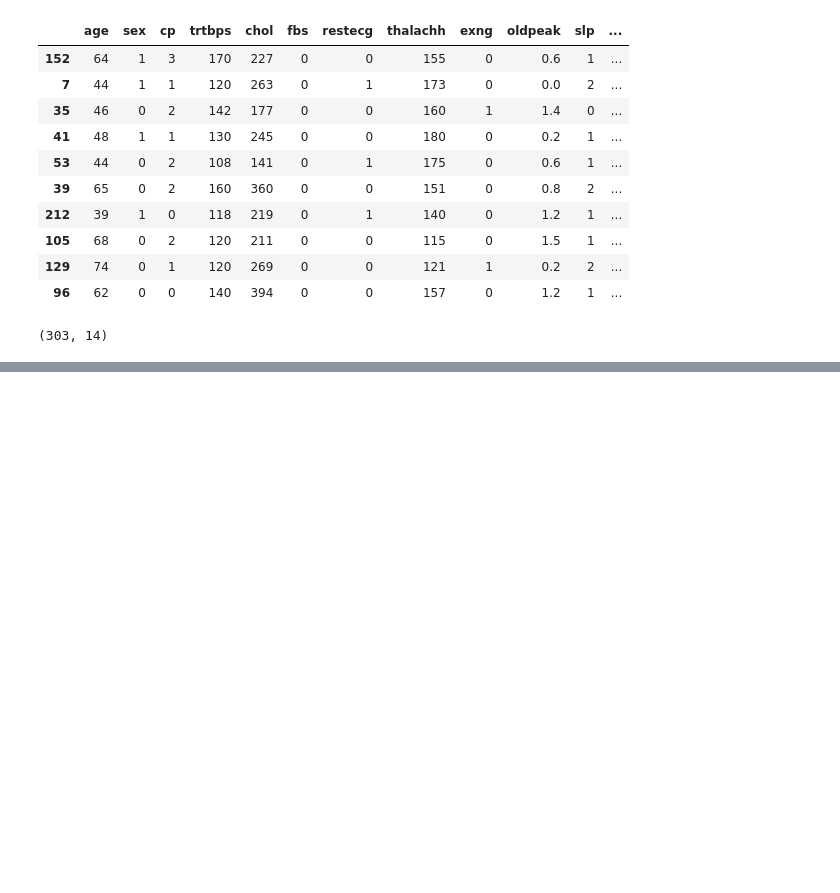
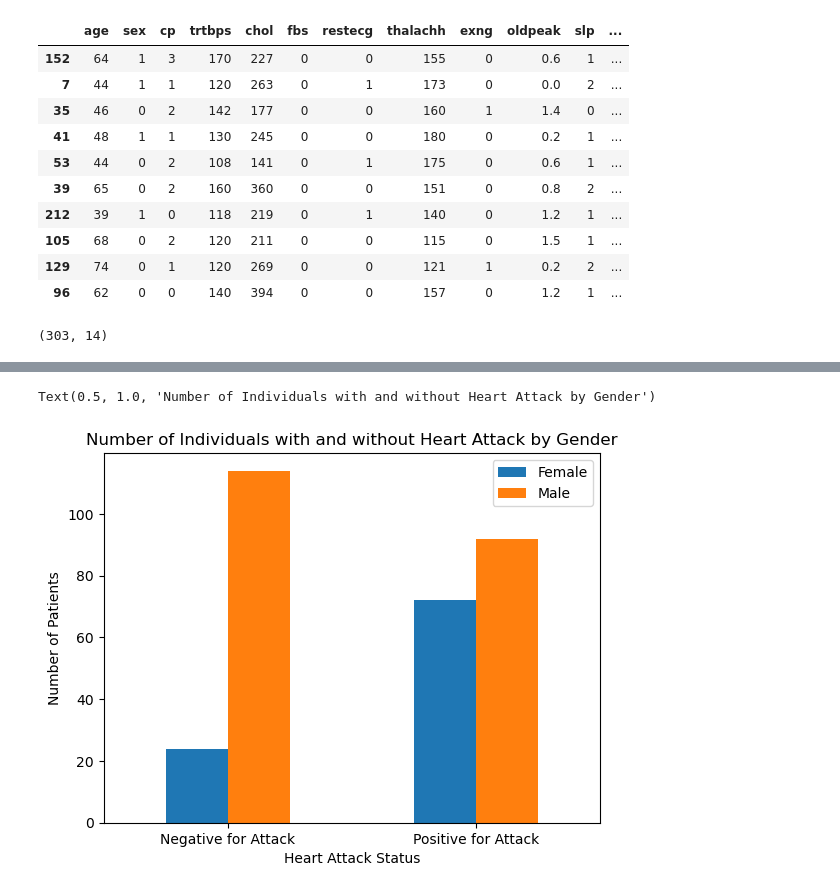
Before and after one commit to Lfg2st/CardioGuardian, a Jupyter notebook: main.ipynb, the cells around one changed output, grey strips where cells are left out. Saved outputs shown, nothing was run; the diff lists cells and outputs as text; code cells hidden in the pictures; blank space fills up the shorter version.

```diff
--- a/main.ipynb
+++ b/main.ipynb
@@ -179,0 +228,16 @@ df.shape
+# %%
+# there are a lot more males than there are females....in addition to this, the proportion of females that have heart disease is much higher...this may bias the results of our model
+
+cross_tab = pd.crosstab(df.output, df.sex)
+cross_tab.plot(kind='bar')
+plt.legend(labels=['Female', 'Male'])
+custom_ticks = range(len(cross_tab.columns))
+plt.xticks(custom_ticks, ['Negative for Attack', 'Positive for Attack'], rotation = 360)
+plt.ylabel('Number of Patients')
+plt.xlabel('Heart Attack Status')
+plt.title('Number of Individuals with and without Heart Attack by Gender')
+
+# plt.savefig('visualisations/output_v_sex.jpeg') # COMMENTED TO REMOVE SAVE AT RUNTIME
+# %% [output]
+Text(0.5, 1.0, 'Number of Individuals with and without Heart Attack by Gender')
+[figure, added]
```
Also changed, not shown: parts of 13 cells of this notebook, 13 other files.
